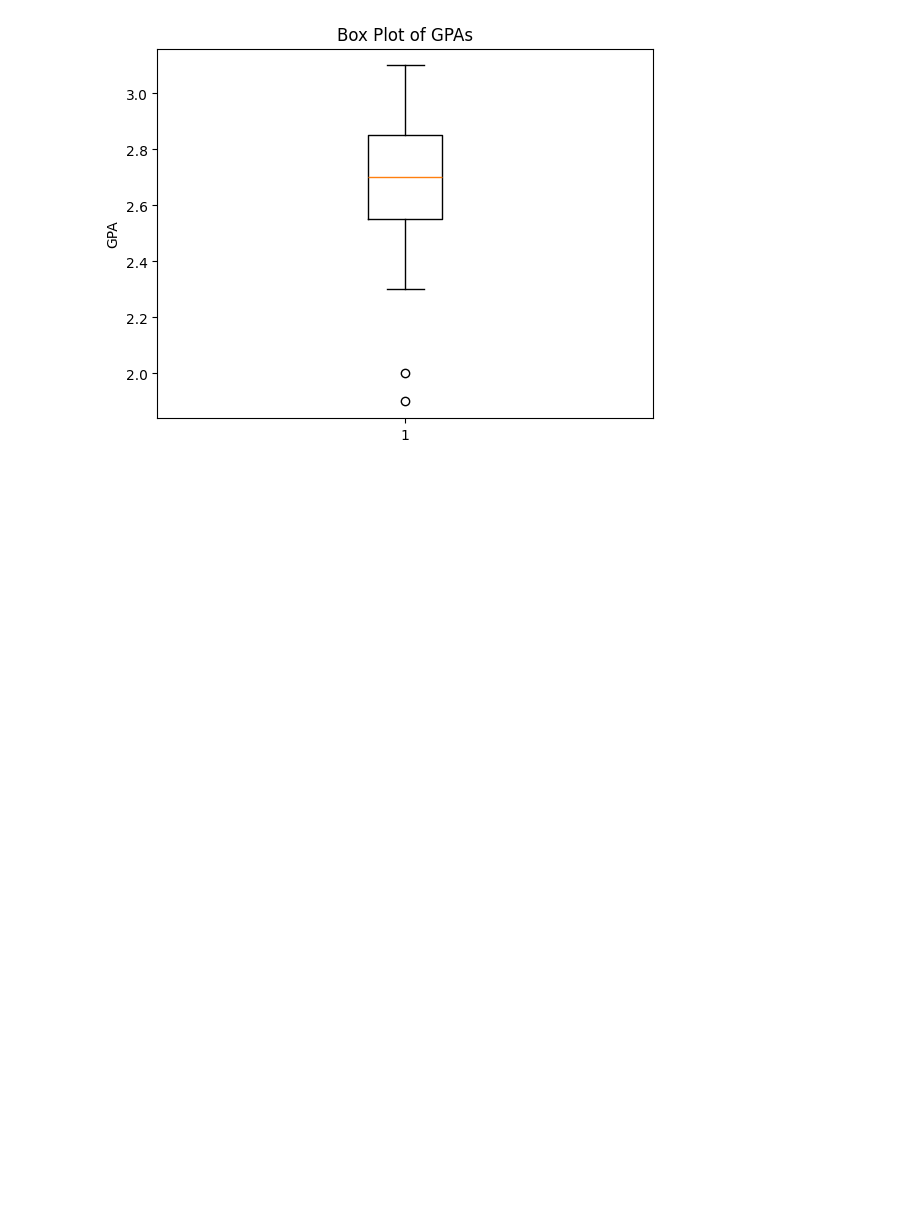
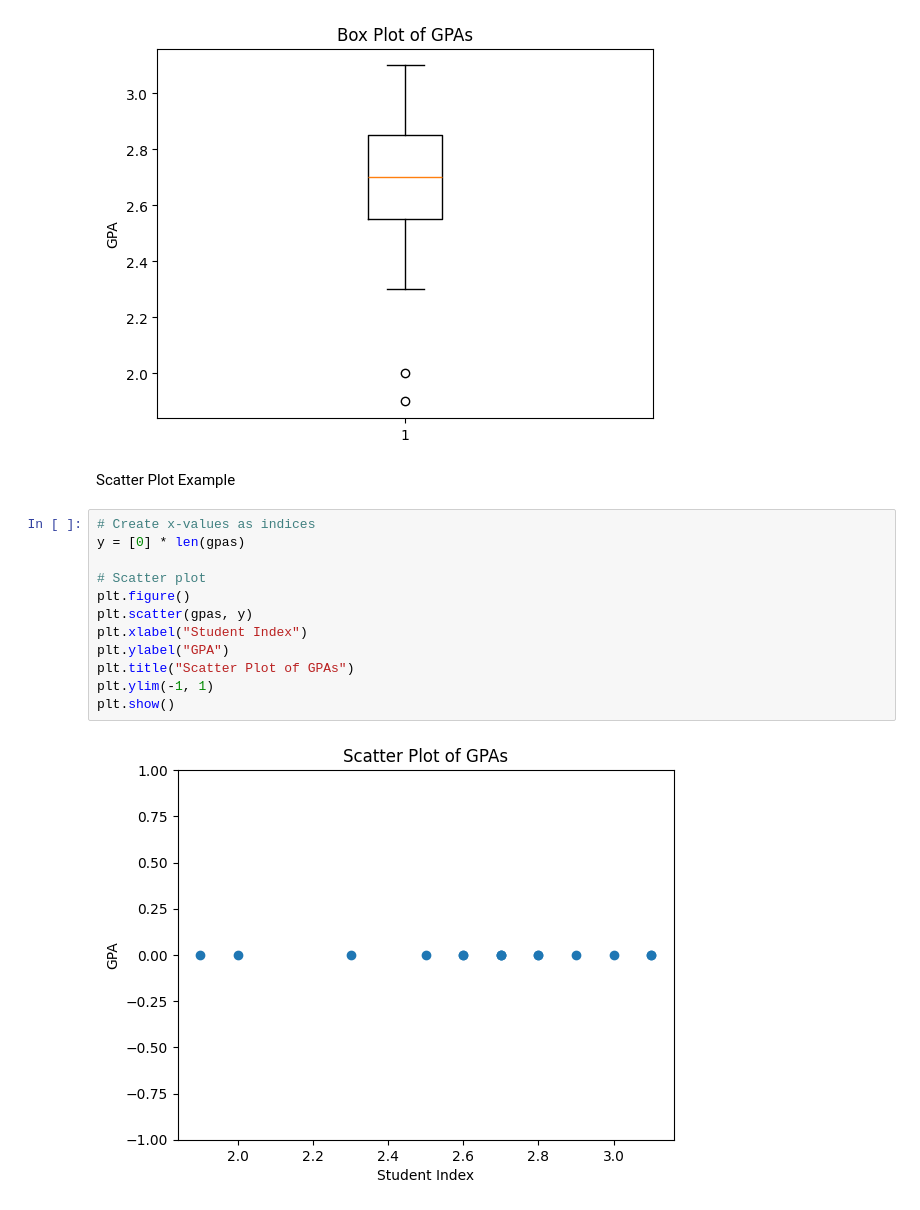
Before and after one commit to pleu/26s-engr0021, a Jupyter notebook: 2-class/Ch01.ipynb, the cells around one changed output. Drawn from its saved outputs; the diff is of its cells as text; blank space fills up the shorter version.

Commit message:
scatter plot example

```diff
--- a/2-class/Ch01.ipynb
+++ b/2-class/Ch01.ipynb
@@ -147,3 +149,19 @@ plt.title("Box Plot of GPAs")
 plt.show()
 # %% [output]
 [figure]
+# %% [markdown]
+Scatter Plot Example
+# %%
+# Create x-values as indices
+y = [0] * len(gpas)
+
+# Scatter plot
+plt.figure()
+plt.scatter(gpas, y)
+plt.xlabel("Student Index")
+plt.ylabel("GPA")
+plt.title("Scatter Plot of GPAs")
+plt.ylim(-1, 1)
+plt.show()
+# %% [output]
+[figure, added]
```
Also changed, not shown: parts of 2 cells of this notebook, 3 other files.
